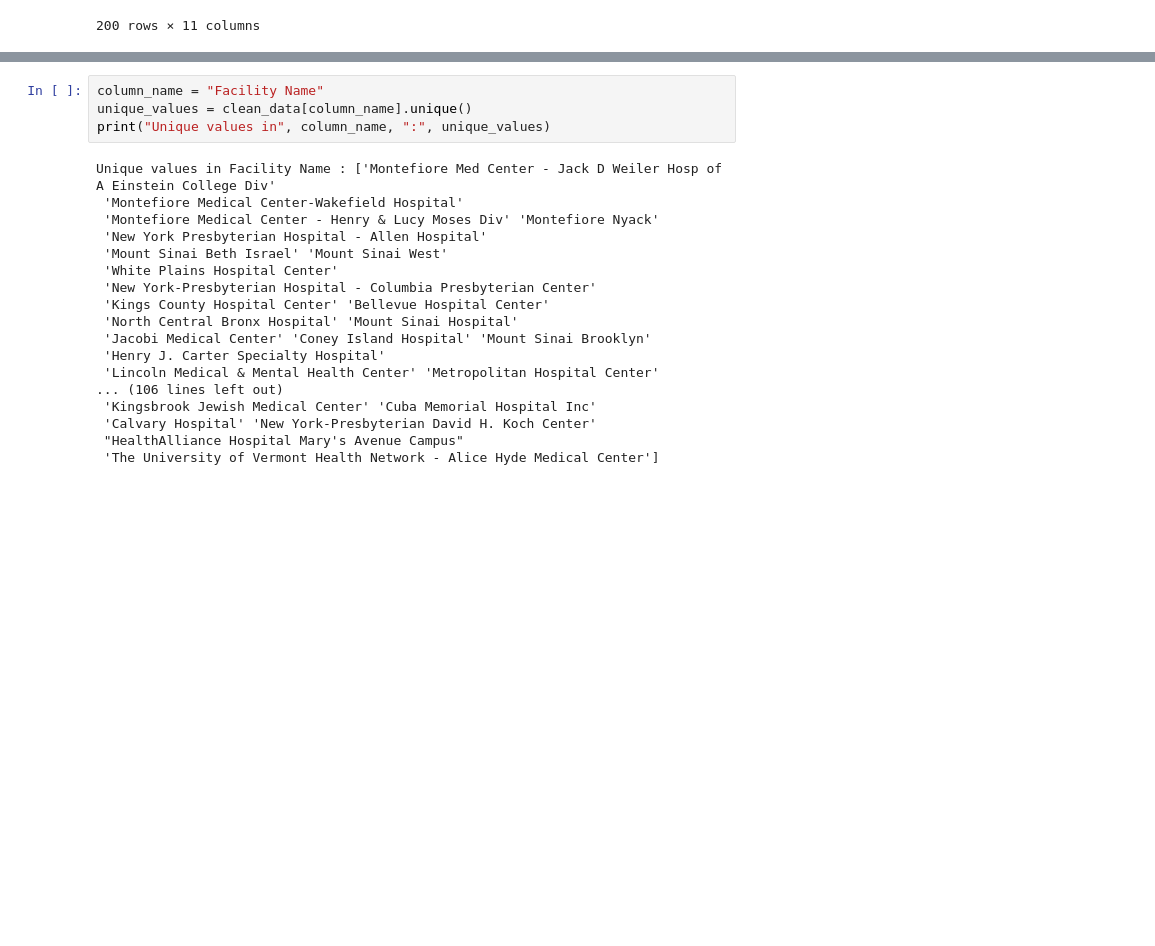
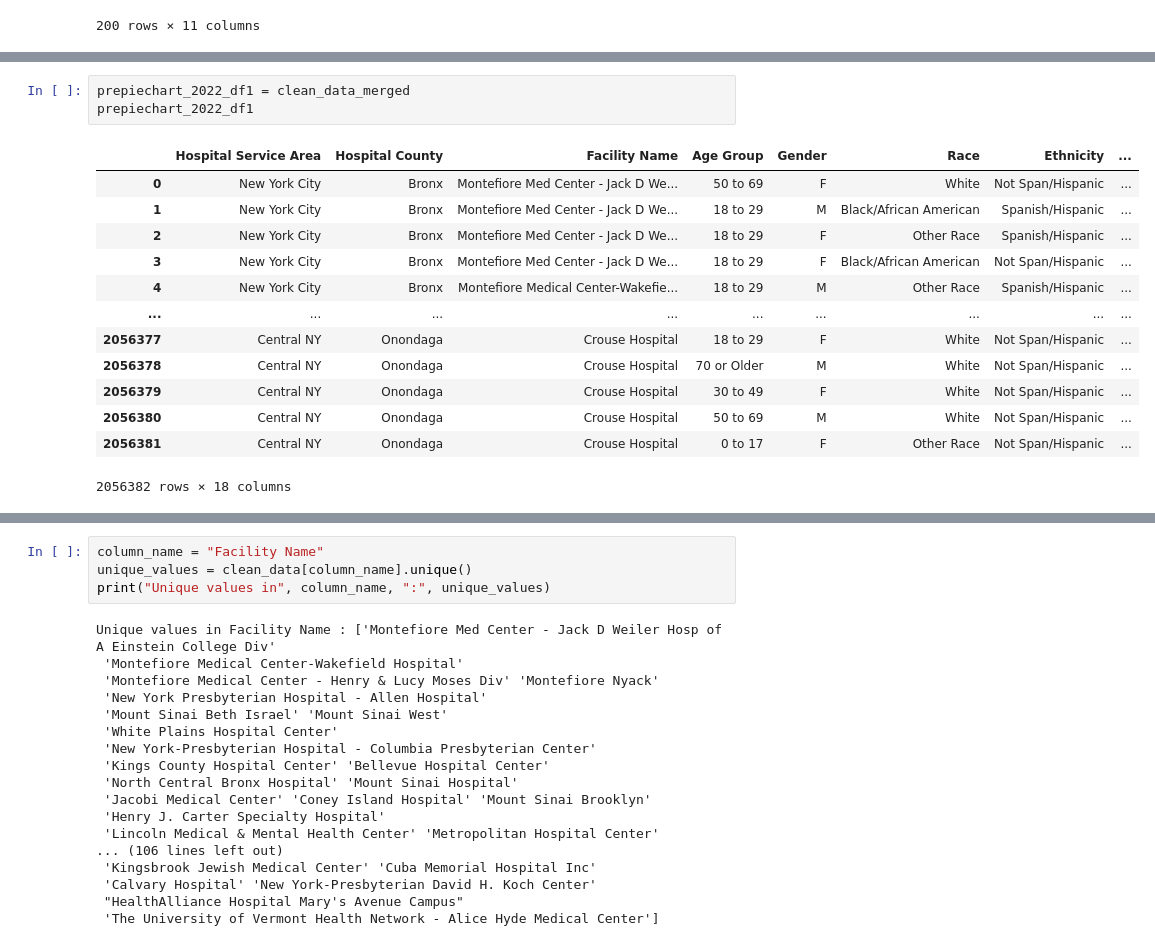
Before and after one commit to Omeesha28/NY-Healthcare-Data-Visualization, a Jupyter notebook: main.ipynb, the cells around one changed output, grey strips where cells are left out. Saved outputs shown, nothing was run; the diff lists cells and outputs as text; blank space fills up the shorter version.

```diff
--- a/main.ipynb
+++ b/main.ipynb
@@ -195,0 +224,17 @@ final_2022_df.to_csv("Resources/Final_NY_data_2022.csv", index=False)
+# %%
+prepiechart_2022_df1 = clean_data_merged
+prepiechart_2022_df1
+# %% [output]
+|  | Hospital Service Area | Hospital County | Facility Name | Age Group | Gender | Race | Ethnicity | ... |
+| 0 | New York City | Bronx | Montefiore Med Center - Jack D We... | 50 to 69 | F | White | Not Span/Hispanic | ... |
+| 1 | New York City | Bronx | Montefiore Med Center - Jack D We... | 18 to 29 | M | Black/African American | Spanish/Hispanic | ... |
+| 2 | New York City | Bronx | Montefiore Med Center - Jack D We... | 18 to 29 | F | Other Race | Spanish/Hispanic | ... |
+| 3 | New York City | Bronx | Montefiore Med Center - Jack D We... | 18 to 29 | F | Black/African American | Not Span/Hispanic | ... |
+| 4 | New York City | Bronx | Montefiore Medical Center-Wakefie... | 18 to 29 | M | Other Race | Spanish/Hispanic | ... |
+| ... | ... | ... | ... | ... | ... | ... | ... | ... |
+| 2056377 | Central NY | Onondaga | Crouse Hospital | 18 to 29 | F | White | Not Span/Hispanic | ... |
+| 2056378 | Central NY | Onondaga | Crouse Hospital | 70 or Older | M | White | Not Span/Hispanic | ... |
+| 2056379 | Central NY | Onondaga | Crouse Hospital | 30 to 49 | F | White | Not Span/Hispanic | ... |
+| 2056380 | Central NY | Onondaga | Crouse Hospital | 50 to 69 | M | White | Not Span/Hispanic | ... |
+| 2056381 | Central NY | Onondaga | Crouse Hospital | 0 to 17 | F | Other Race | Not Span/Hispanic | ... |
+2056382 rows × 18 columns
```
Also changed, not shown: parts of 4 cells of this notebook, 3 other files.
